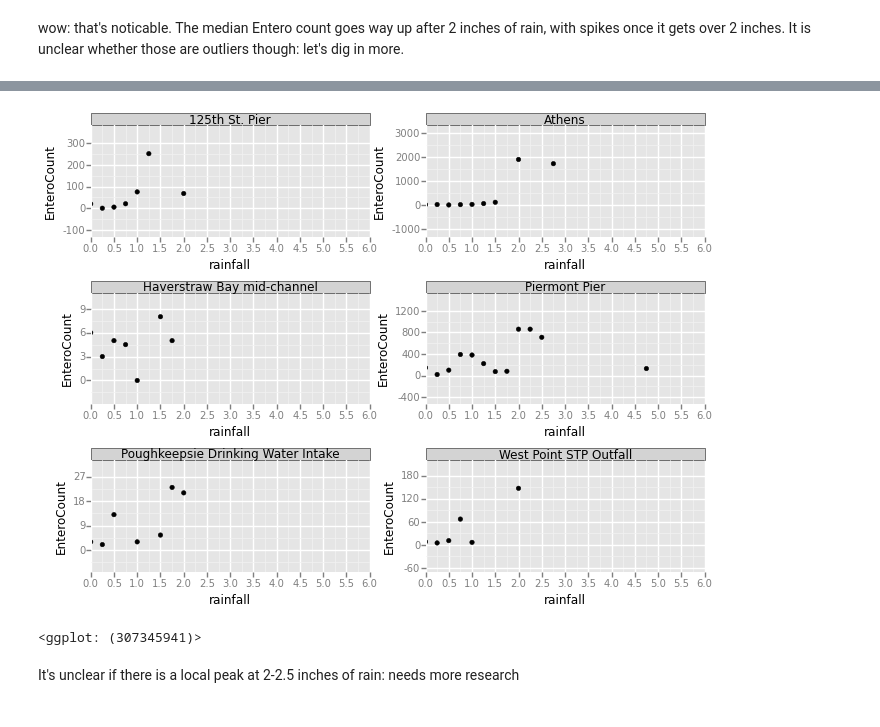
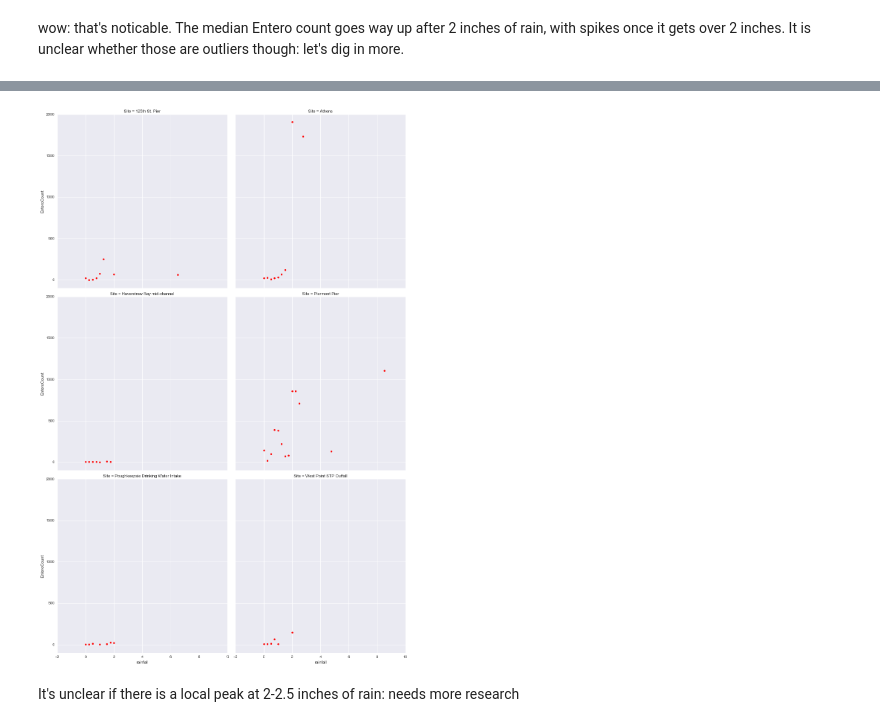
Before and after one commit to jlaurito/CUNY_IS608, a Jupyter notebook: lecture5/hw4_sample/Hudson_River.ipynb, the cells around one changed output, grey strips where cells are left out. Drawn from its saved outputs; the diff is of its cells as text; code cells hidden in the pictures.

```diff
--- a/lecture5/hw4_sample/Hudson_River.ipynb
+++ b/lecture5/hw4_sample/Hudson_River.ipynb
@@ -171,8 +165,10 @@ river_entero[0:3]
 # %%
+from datetime import datetime
+
 site_pass_rate = river_entero[['Site',
                                'pass_safety',
                                'EnteroCount']
-                              ][river_entero['Date'] >= datetime(2011,01,01)].groupby('Site').mean()
+                              ][river_entero['Date'] >= datetime(2011,1,1)].groupby('Site').mean()
 # %% [markdown]
 Ok, we have our pass rates.
 
@@ -268,0 +247,11 @@ p2 + scale_y_continuous('Water Quality Pass Rate')
+# %%
+worst['Site_Name'] = worst.index
+worst['Short Name'] = worst['Site_Name'].str[0:15]
+
+fig, ax = plt.subplots(figsize = (10,5))
+
+sns.barplot(
+    x = 'Short Name',
+    y = 'pass_safety',
+    data = worst.reset_index()
+)
@@ -291,4 +297,8 @@ river_entero_wq[60:70]
 # %%
-river_entero_wq['days_between_samples'][river_entero_wq['days_between_samples'] < 1] = None
+from datetime import timedelta
+
+river_entero_wq['days_between_samples'][
+    river_entero_wq['days_between_samples'] < timedelta(days=1)
+] = None
 river_entero_wq[60:70]
 # %% [output]
@@ -422,8 +455,26 @@ rain_sum_site[0:8]
 # %%
-p4 = ggplot(rain_sum_site, aes(x='rainfall', y='EnteroCount')) + geom_point()
-p4 + scale_x_continuous() + geom_vline(x=9, color='white') + facet_wrap('Site') + xlim(0,6)
+# p4 = ggplot(rain_sum_site, aes(x='rainfall', y='EnteroCount')) + geom_point()
+# p4 + scale_x_continuous() + geom_vline(x=9, color='white') + facet_wrap('Site') + xlim(0,6)
+
+# rain_sum_site[['rainfall','Site', 'EnteroCount']].plot(
+#     by = 'Site',
+#     kind = 'scatter',
+#     x = 'rainfall',
+#     y = 'EnteroCount',
+#     subplots = True
+
+# )
+
+rain_plot = sns.FacetGrid(
+    data = rain_sum_site,
+    col = 'Site',
+    col_wrap = 2,
+    size = 7,
+    ylim = (-100,2000)
+)
+
+rain_plot = (rain_plot.map(plt.scatter,'rainfall', 'EnteroCount', color='red'))
 # %% [output]
-[figure, old version]
+[figure, new version]
-<ggplot: (307345941)>
 # %% [markdown]
 It's unclear if there is a local peak at 2-2.5 inches of rain: needs more research
```
Also changed, not shown: parts of 31 cells of this notebook, 1 other file.
